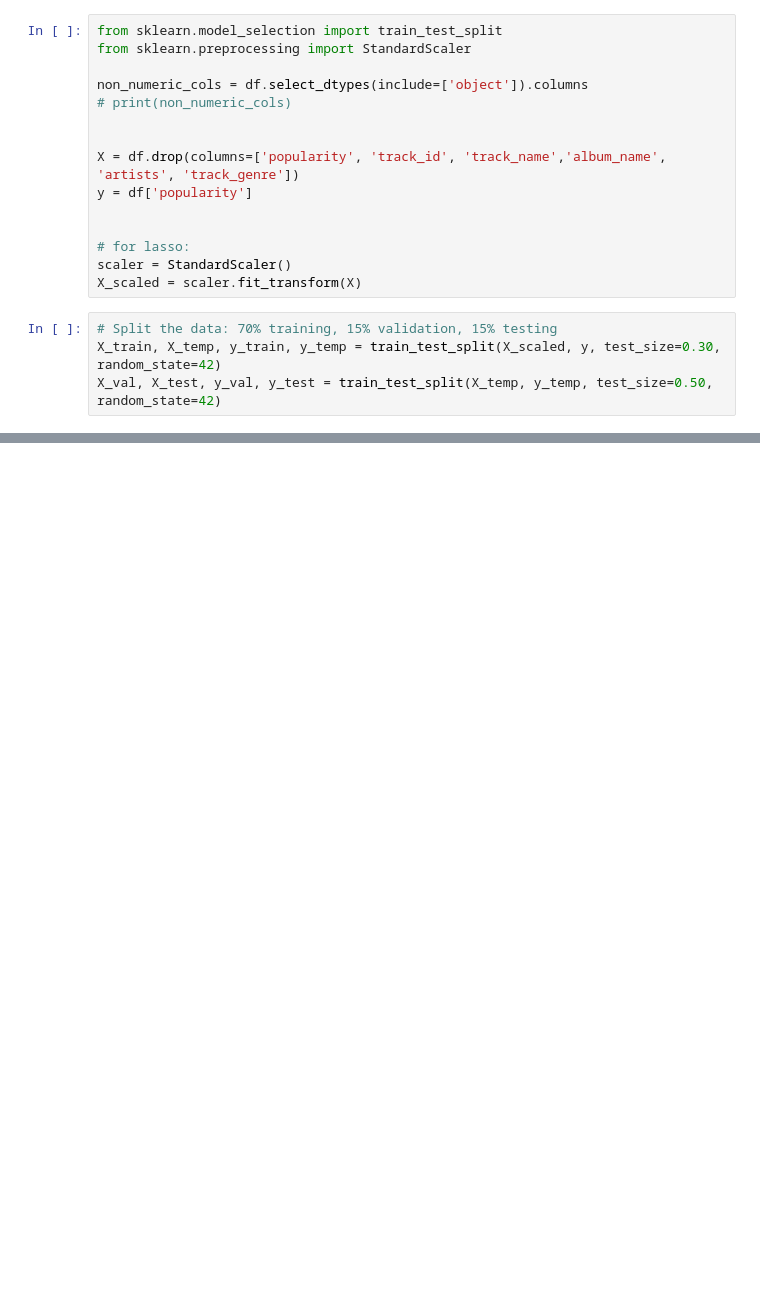
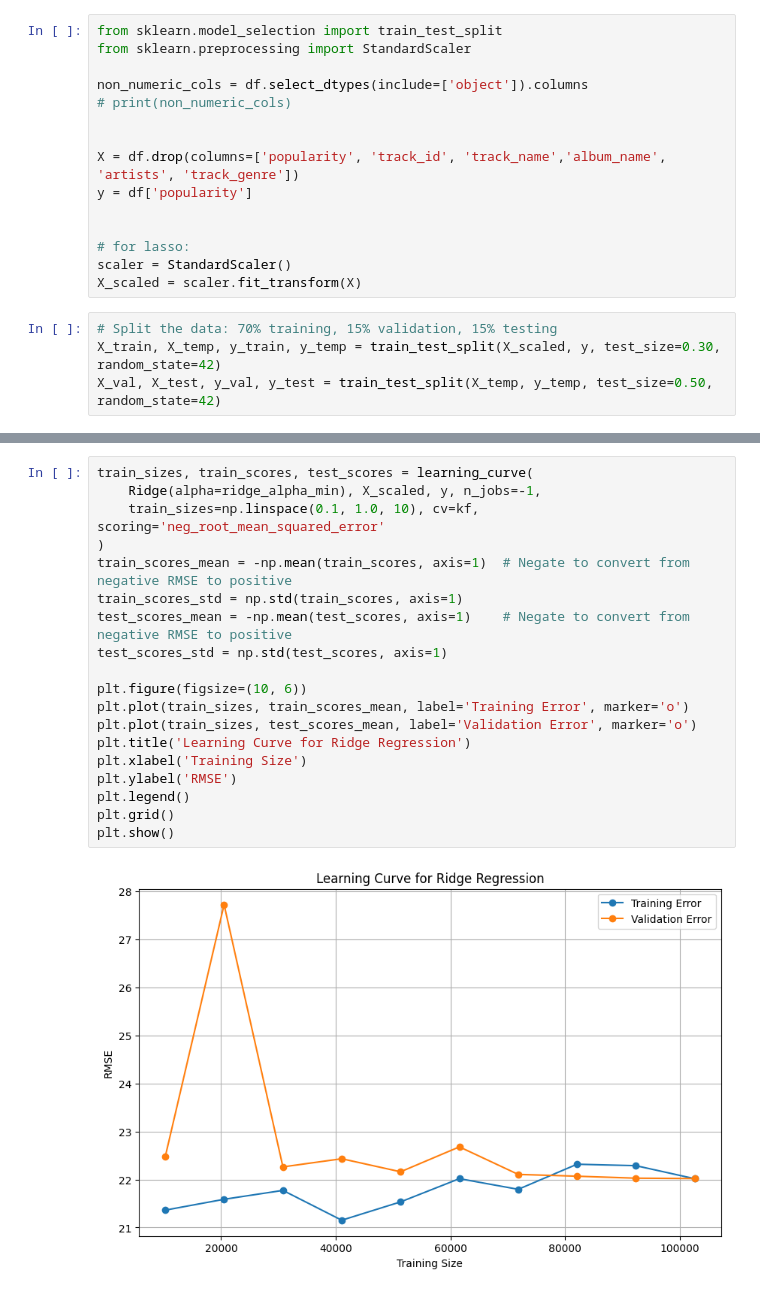
Before and after one commit to chickennuggey/Spotify-Prediction, a Jupyter notebook: CSM148_Group_Project.ipynb, the cells around one changed output, grey strips where cells are left out. Cells and saved outputs as stored; diff of their text form; blank space fills up the shorter version.

```diff
--- a/CSM148_Group_Project-2.ipynb
+++ b/CSM148_Group_Project.ipynb
@@ -387,0 +404,21 @@ Ridge (1SE):  23644.894126454074
+# %%
+train_sizes, train_scores, test_scores = learning_curve(
+    Ridge(alpha=ridge_alpha_min), X_scaled, y, n_jobs=-1,
+    train_sizes=np.linspace(0.1, 1.0, 10), cv=kf, scoring='neg_root_mean_squared_error'
+)
+train_scores_mean = -np.mean(train_scores, axis=1)  # Negate to convert from negative RMSE to positive
+train_scores_std = np.std(train_scores, axis=1)
+test_scores_mean = -np.mean(test_scores, axis=1)    # Negate to convert from negative RMSE to positive
+test_scores_std = np.std(test_scores, axis=1)
+
+plt.figure(figsize=(10, 6))
+plt.plot(train_sizes, train_scores_mean, label='Training Error', marker='o')
+plt.plot(train_sizes, test_scores_mean, label='Validation Error', marker='o')
+plt.title('Learning Curve for Ridge Regression')
+plt.xlabel('Training Size')
+plt.ylabel('RMSE')
+plt.legend()
+plt.grid()
+plt.show()
+# %% [output]
+[figure, added]
```
Also changed, not shown: parts of 17 cells of this notebook.
